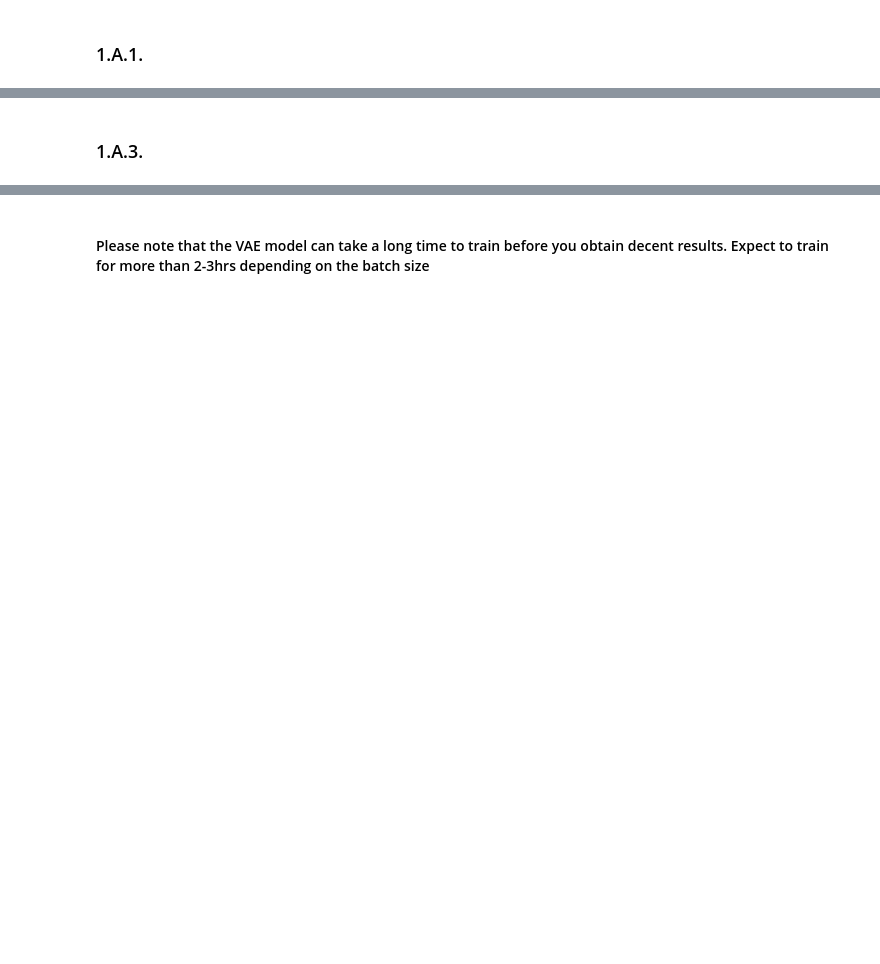
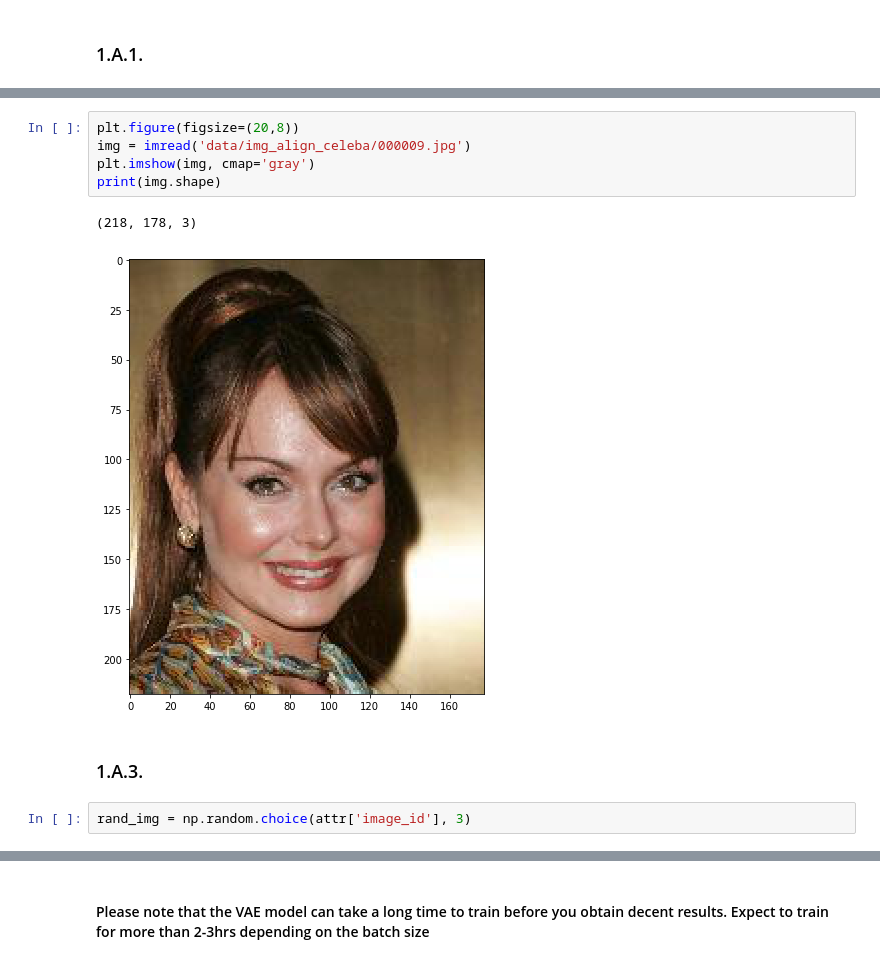
Before and after one commit to srk-apts/CS109B, a Jupyter notebook: HW/cs109b_hw7.ipynb, the cells around one changed output, grey strips where cells are left out. Saved outputs shown, nothing was run; the diff lists cells and outputs as text; blank space fills up the shorter version.

```diff
--- a/HW/cs109b_hw7.ipynb
+++ b/HW/cs109b_hw7.ipynb
@@ -91,2 +118,12 @@ CelebA has large diversities, large quantities, and rich annotations, including
+# %%
+plt.figure(figsize=(20,8))
+img = imread('data/img_align_celeba/000009.jpg')
+plt.imshow(img, cmap='gray')
+print(img.shape)
+# %% [output]
+(218, 178, 3)
+[figure, added]
 # %% [markdown]
 ### 1.A.3.
+# %%
+rand_img = np.random.choice(attr['image_id'], 3)
```
Also changed, not shown: parts of 15 cells of this notebook.
